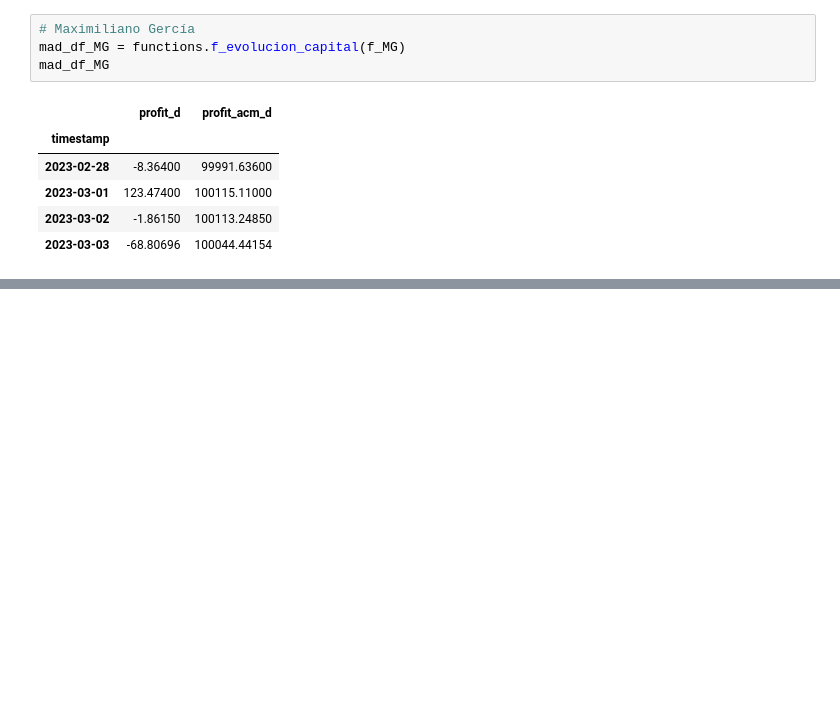
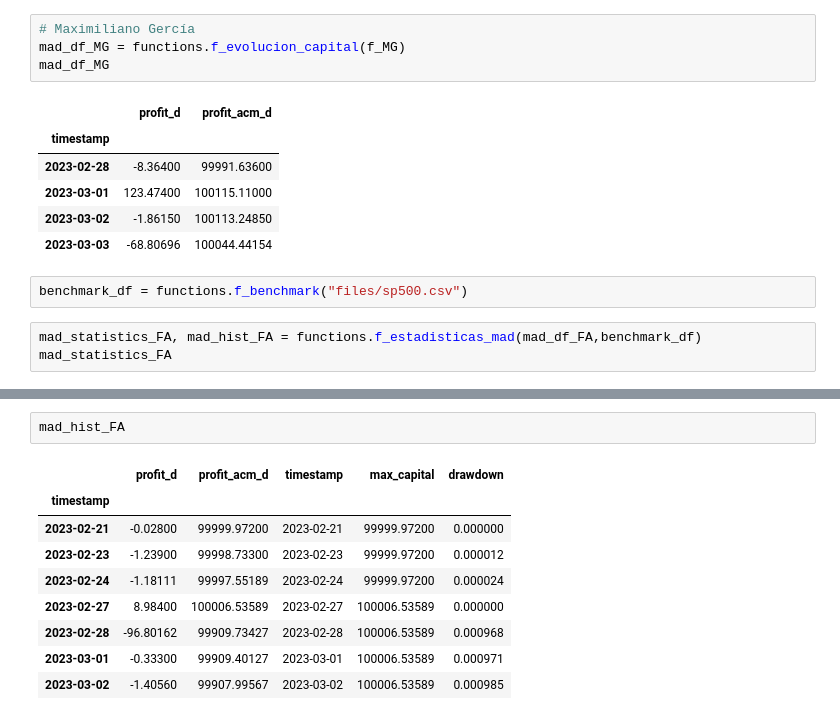
Before and after one commit to feramdor/Lab3, a Jupyter notebook: Notebook.ipynb, the cells around one changed output, grey strips where cells are left out. Cells and saved outputs as stored; diff of their text form; blank space fills up the shorter version.

```diff
--- a/Notebook.ipynb
+++ b/Notebook.ipynb
@@ -234,3 +234,8 @@ mad_df_MG
 | 2023-03-01 | 123.47400 | 100115.11000 |
 | 2023-03-02 | -1.86150 | 100113.24850 |
 | 2023-03-03 | -68.80696 | 100044.44154 |
+# %%
+benchmark_df = functions.f_benchmark("files/sp500.csv")
+# %%
+mad_statistics_FA, mad_hist_FA = functions.f_estadisticas_mad(mad_df_FA,benchmark_df)
+mad_statistics_FA
@@ -236,0 +291,12 @@ mad_df_MG
+# %%
+mad_hist_FA
+# %% [output]
+|  | profit_d | profit_acm_d | timestamp | max_capital | drawdown |
+| timestamp |  |  |  |  |  |
+| 2023-02-21 | -0.02800 | 99999.97200 | 2023-02-21 | 99999.97200 | 0.000000 |
+| 2023-02-23 | -1.23900 | 99998.73300 | 2023-02-23 | 99999.97200 | 0.000012 |
+| 2023-02-24 | -1.18111 | 99997.55189 | 2023-02-24 | 99999.97200 | 0.000024 |
+| 2023-02-27 | 8.98400 | 100006.53589 | 2023-02-27 | 100006.53589 | 0.000000 |
+| 2023-02-28 | -96.80162 | 99909.73427 | 2023-02-28 | 100006.53589 | 0.000968 |
+| 2023-03-01 | -0.33300 | 99909.40127 | 2023-03-01 | 100006.53589 | 0.000971 |
+| 2023-03-02 | -1.40560 | 99907.99567 | 2023-03-02 | 100006.53589 | 0.000985 |
```
Also changed, not shown: parts of 15 cells of this notebook.
